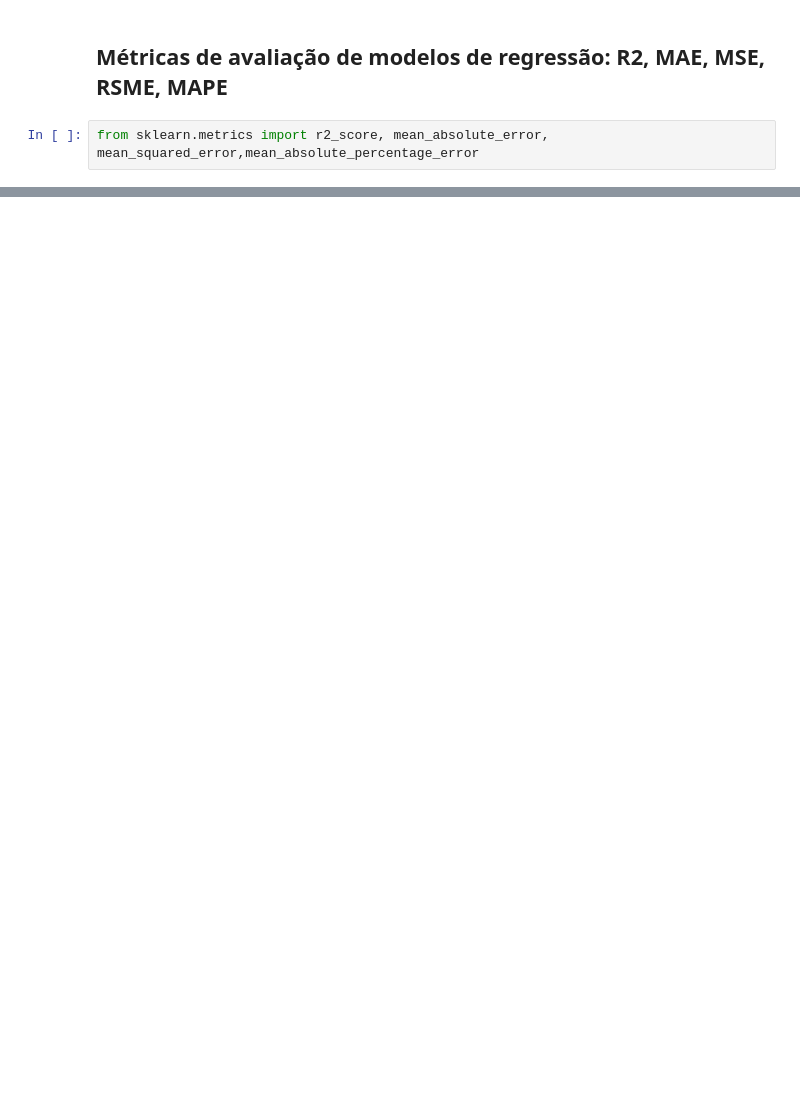
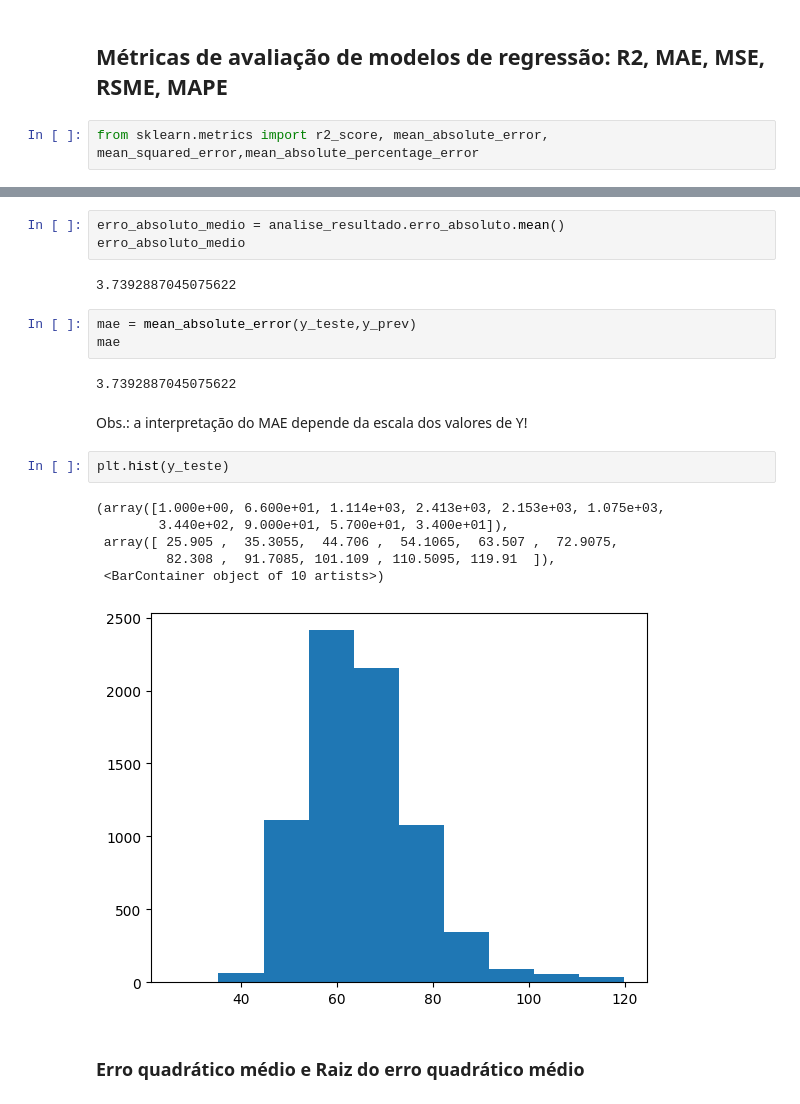
Before and after one commit to leandroneckel/aulas_data_science, a Jupyter notebook: Notebooks/Unidade 4/01_exploracao_metricas_regressao.ipynb, the cells around one changed output, grey strips where cells are left out. Saved outputs shown, nothing was run; the diff lists cells and outputs as text; blank space fills up the shorter version.

```diff
--- a/Notebooks/Unidade 4/01_exploracao_metricas_regressao.ipynb
+++ b/Notebooks/Unidade 4/01_exploracao_metricas_regressao.ipynb
@@ -304,0 +379,23 @@ from sklearn.metrics import r2_score, mean_absolute_error, mean_squared_error,me
+# %%
+erro_absoluto_medio = analise_resultado.erro_absoluto.mean()
+erro_absoluto_medio
+# %% [output]
+3.7392887045075622
+# %%
+mae = mean_absolute_error(y_teste,y_prev)
+mae
+# %% [output]
+3.7392887045075622
+# %% [markdown]
+Obs.: a interpretação do MAE depende da escala dos valores de Y!
+# %%
+plt.hist(y_teste)
+# %% [output]
+(array([1.000e+00, 6.600e+01, 1.114e+03, 2.413e+03, 2.153e+03, 1.075e+03,
+        3.440e+02, 9.000e+01, 5.700e+01, 3.400e+01]),
+ array([ 25.905 ,  35.3055,  44.706 ,  54.1065,  63.507 ,  72.9075,
+         82.308 ,  91.7085, 101.109 , 110.5095, 119.91  ]),
+ <BarContainer object of 10 artists>)
+[figure, added]
+# %% [markdown]
+### Erro quadrático médio e Raiz do erro quadrático médio
```
Also changed, not shown: parts of 29 cells of this notebook, 2 other files.
